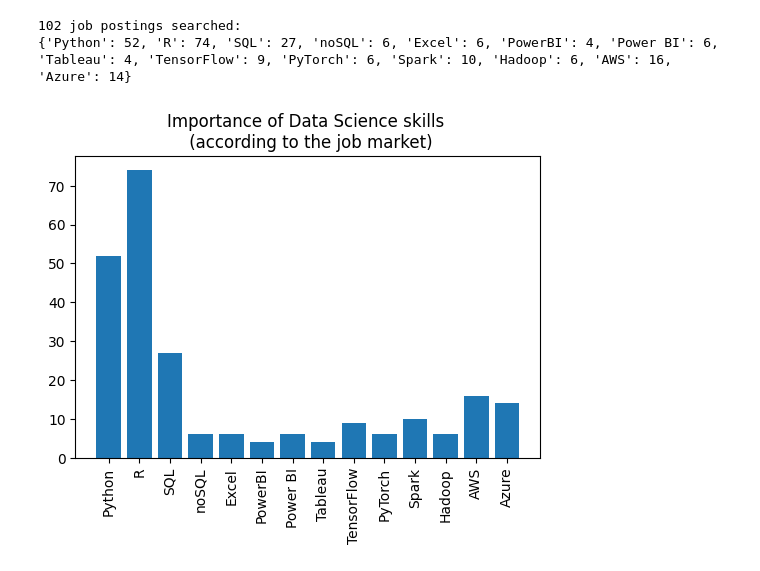
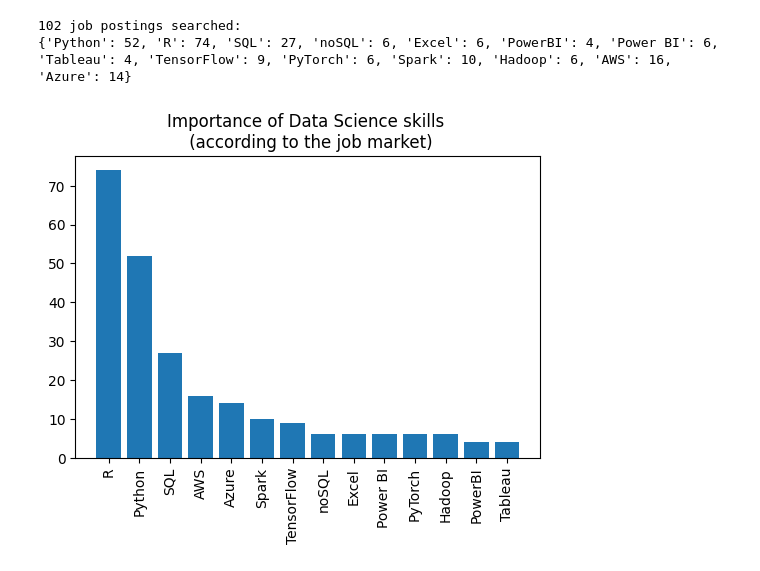
Before and after one commit to hoverslam/ml-projects, a Jupyter notebook: musing/data_science_skills.ipynb, the cells around one changed output. Cells and saved outputs as stored; diff of their text form; code cells hidden in the pictures.

Commit message:
Plot items in decreasing order

```diff
--- a/musing/data_science_skills.ipynb
+++ b/musing/data_science_skills.ipynb
@@ -102,11 +102,12 @@ print(counts)
 {'Python': 52, 'R': 74, 'SQL': 27, 'noSQL': 6, 'Excel': 6, 'PowerBI': 4, 'Power BI': 6, 'Tableau': 4, 'TensorFlow': 9, 'PyTorch': 6, 'Spark': 10, 'Hadoop': 6, 'AWS': 16, 'Azure': 14}
 # %%
 # Plot
+sorted_counts = dict(sorted(counts.items(), key=lambda x: x[1], reverse=True))
 fig, ax = plt.subplots()
 fig.set_dpi(100)
-ax.bar(counts.keys(), counts.values())
+ax.bar(sorted_counts.keys(), sorted_counts.values())
 plt.title("Importance of Data Science skills \n (according to the job market)")
 plt.xticks(rotation=90)
 plt.show()
 # %% [output]
-[figure, old version]
+[figure, new version]
```
